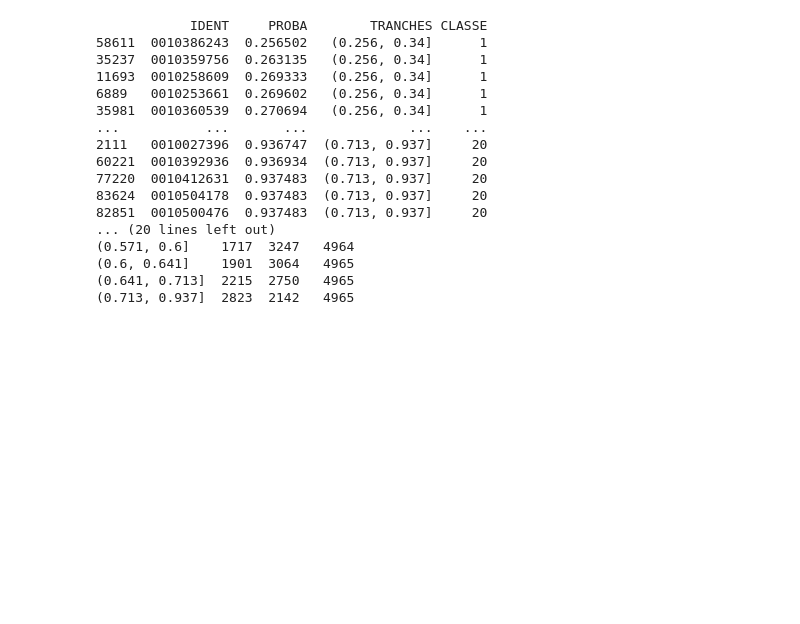
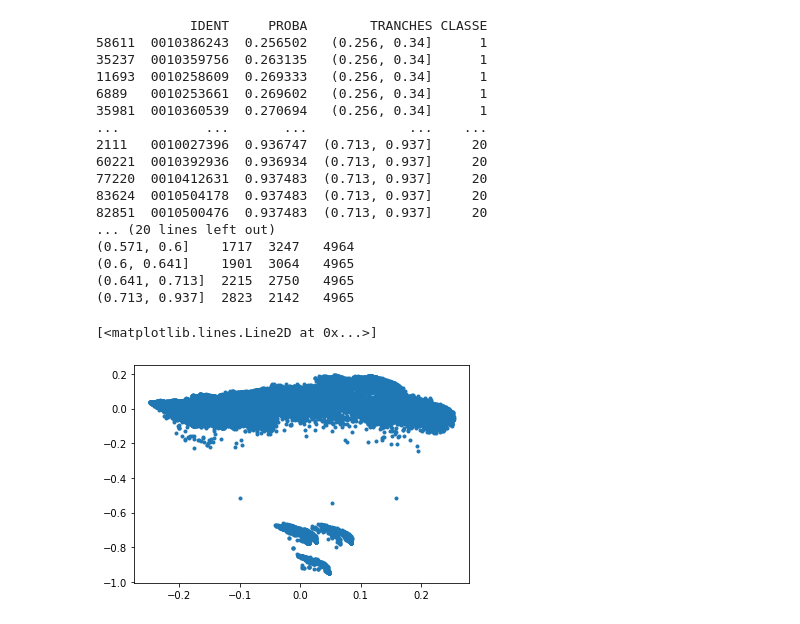
Before and after one commit to christian235711/Predict_models_fdf21, a Jupyter notebook: FDF21_Comparaison.ipynb, the cells around one changed output. Cells and saved outputs as stored; diff of their text form; code cells hidden in the pictures; blank space fills up the shorter version.

```diff
--- a/FDF21_Comparaison.ipynb
+++ b/FDF21_Comparaison.ipynb
@@ -1920,3 +1965,8 @@ See the caveats in the documentation: https://pandas.pydata.org/pandas-docs/stab
 (0.6, 0.641]    1901  3064   4965
 (0.641, 0.713]  2215  2750   4965
 (0.713, 0.937]  2823  2142   4965
+# %%
+plt.plot(coord[:,0], coord[:,1], '.')
+# %% [output]
+[<matplotlib.lines.Line2D at 0x...>]
+[figure, added]
```
Also changed, not shown: parts of 23 cells of this notebook.
